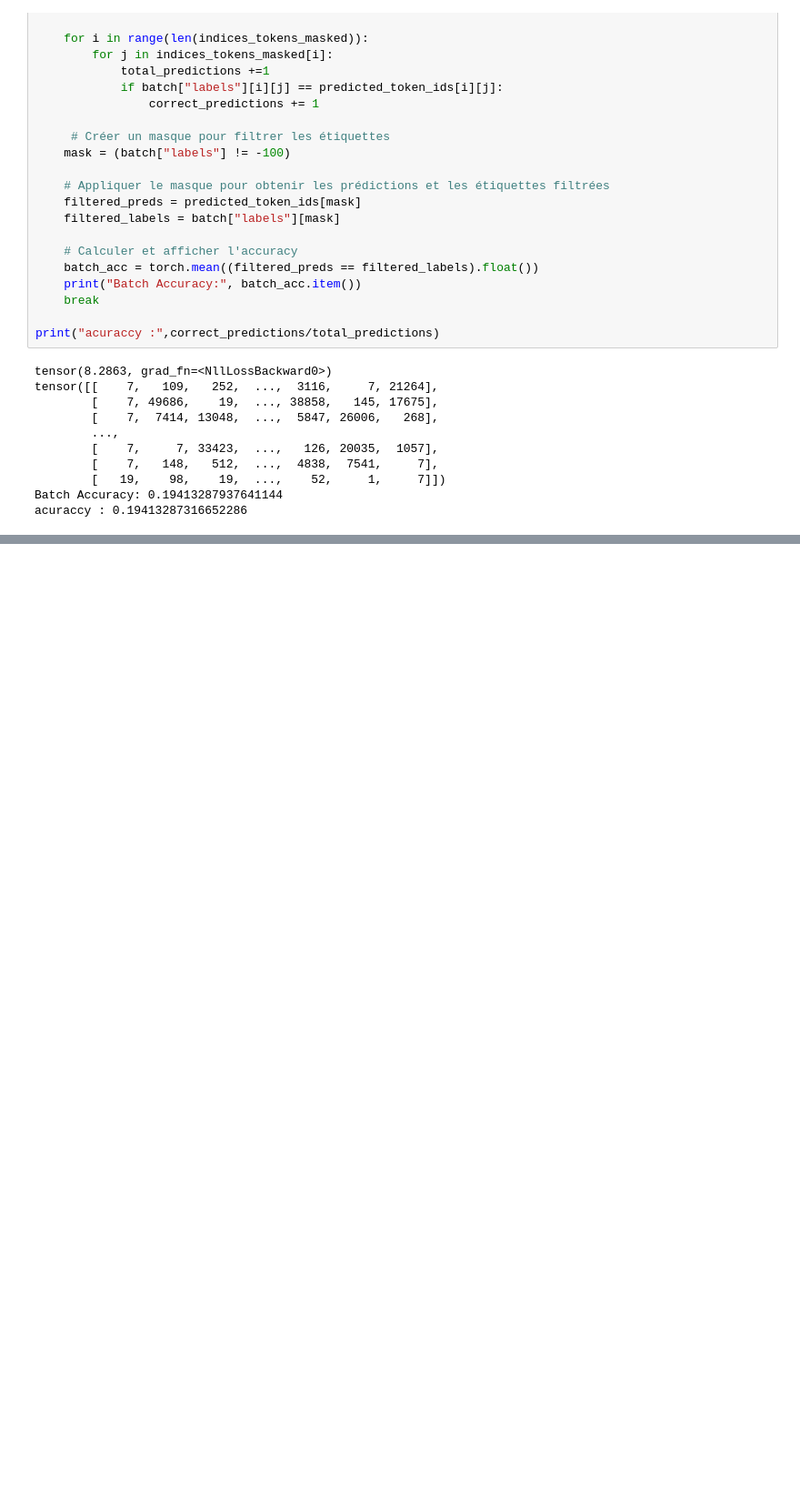
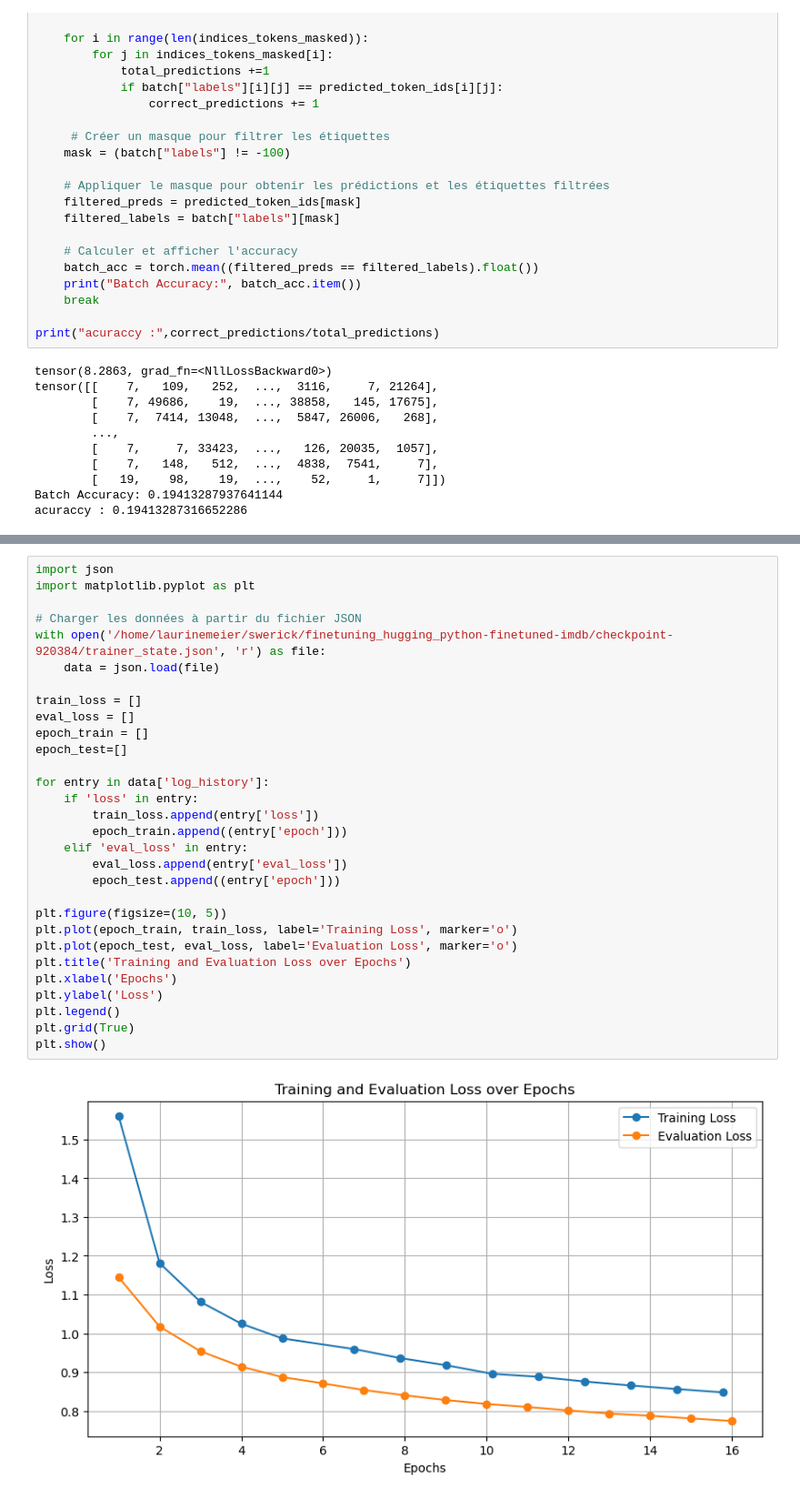
Before and after one commit to swerik-project/pretraining_plm, a Jupyter notebook: finetuning.ipynb, the cells around one changed output, grey strips where cells are left out. Shown at 91% size. Saved outputs shown, nothing was run; the diff lists cells and outputs as text; blank space fills up the shorter version.

Commit message:
adding trainig loss and eval loss over epochs

```diff
--- a/finetuning.ipynb
+++ b/finetuning.ipynb
@@ -400,0 +398,32 @@ acuraccy : 0.19413287316652286
+# %%
+import json
+import matplotlib.pyplot as plt
+
+# Charger les données à partir du fichier JSON
+with open('/home/laurinemeier/swerick/finetuning_hugging_python-finetuned-imdb/checkpoint-920384/trainer_state.json', 'r') as file:
+    data = json.load(file)
+
+train_loss = []
+eval_loss = []
+epoch_train = []
+epoch_test=[]
+
+for entry in data['log_history']:
+    if 'loss' in entry:
+        train_loss.append(entry['loss'])
+        epoch_train.append((entry['epoch']))
+    elif 'eval_loss' in entry:
+        eval_loss.append(entry['eval_loss'])
+        epoch_test.append((entry['epoch']))
+
+plt.figure(figsize=(10, 5))
+plt.plot(epoch_train, train_loss, label='Training Loss', marker='o')
+plt.plot(epoch_test, eval_loss, label='Evaluation Loss', marker='o')
+plt.title('Training and Evaluation Loss over Epochs')
+plt.xlabel('Epochs')
+plt.ylabel('Loss')
+plt.legend()
+plt.grid(True)
+plt.show()
+# %% [output]
+[figure, added]
```
Also changed, not shown: parts of 28 cells of this notebook.
